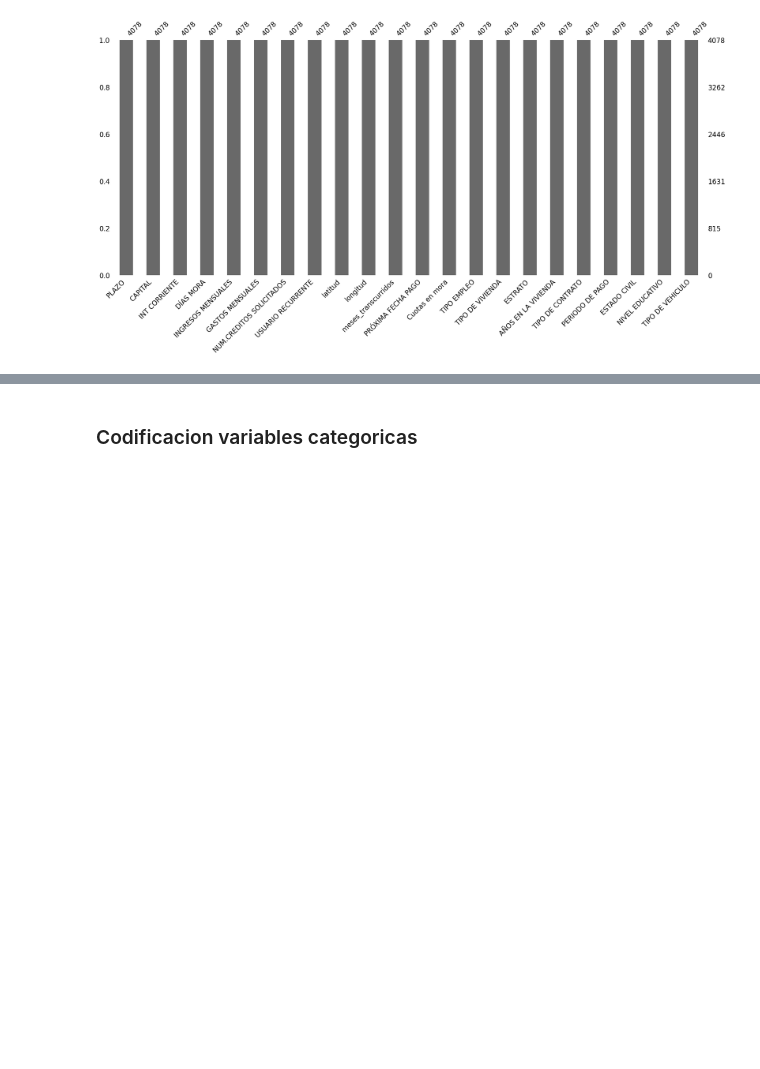
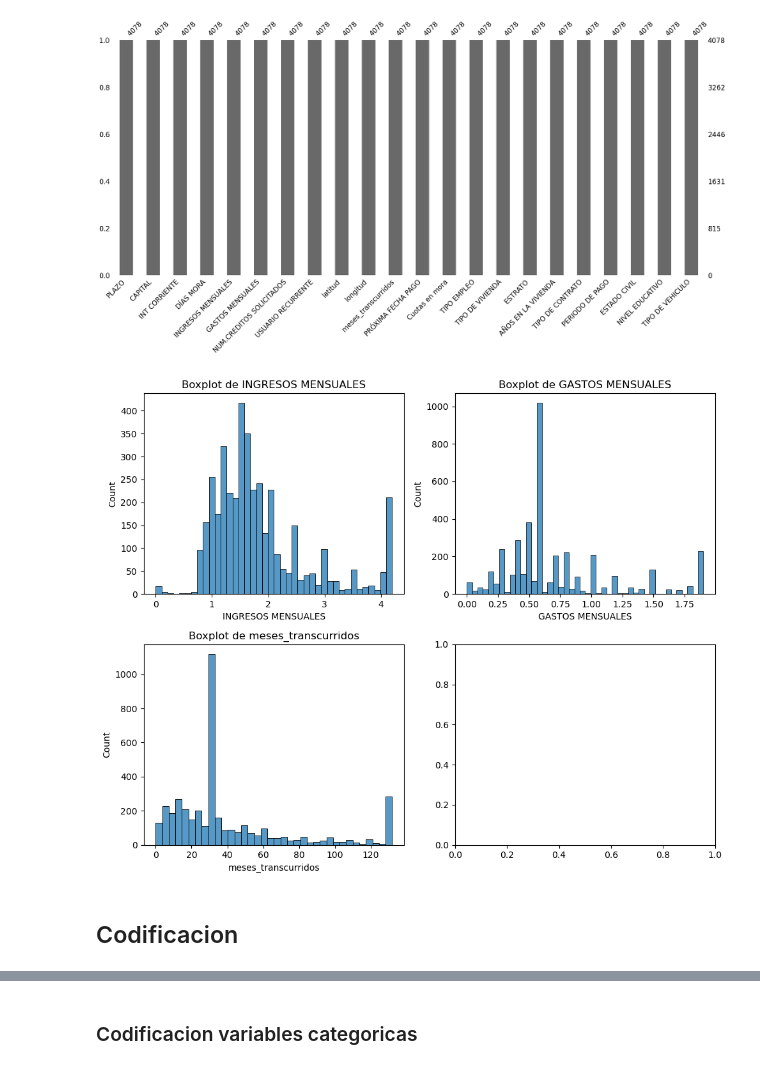
Before and after one commit to josemgoji/Entrega-Final, a Jupyter notebook: datalab/Imputacion.ipynb, the cells around one changed output, grey strips where cells are left out. Cells and saved outputs as stored; diff of their text form; code cells hidden in the pictures; blank space fills up the shorter version.

Commit message:
:hammer: Update notebook imputacion, correcciones menores

```diff
--- a/datalab/Imputacion.ipynb
+++ b/datalab/Imputacion.ipynb
@@ -429,3 +429,17 @@ num_cols
  'latitud',
  'longitud',
  'meses_transcurridos']
+# %%
+imputer = SimpleImputer(strategy='median')
+cols_to_impute = ['GASTOS MENSUALES','meses_transcurridos']
+
+#imputa las columnas
+df_clean[cols_to_impute] = imputer.fit_transform(df_clean[cols_to_impute])
+
+#confirma valores nulos en columnas imputadas
+print("Valores nulos en columnas imputadas:")
+print(df[cat_cols_nan].isnull().sum())
+
+#valor imputado
+print("Valor imputado:")
+print(imputer.statistics_)
@@ -435,10 +462,10 @@ X_num = X[num_cols]
 X_cat = X.drop(num_cols, axis=1)
 # %%
 # Crear el LinearRegression
-knn_regressor = KNeighborsRegressor(n_neighbors=5)
+linear_regressor = LinearRegression()
 
 # Configurar el IterativeImputer con regresión lineal
-iterative_imputer_lr = IterativeImputer(estimator=knn_regressor, max_iter=10, random_state=0)
+iterative_imputer_lr = IterativeImputer(estimator=linear_regressor, max_iter=10, random_state=0)
 X_imputed = iterative_imputer_lr.fit_transform(X_num)
 X_imputed = pd.DataFrame(X_imputed, columns=num_cols)
 # %%
@@ -452,3 +479,21 @@ msno.bar(df_imputed)
 # %% [output]
 <Axes: >
 [figure]
+# %%
+#histplots
+fig, axes = plt.subplots(2, 2, figsize=(10, 8))
+
+# Generar los boxplots para cada columna
+for i, col in enumerate(num_cols_nan):
+    row = i // 2
+    col_idx = i % 2
+    sns.histplot(data=df_imputed, x=col, ax=axes[row, col_idx])
+    axes[row, col_idx].set_title(f'Boxplot de {col}')
+
+# Ajustar el espacio entre subplots
+plt.tight_layout()
+plt.show()
+# %% [output]
+[figure, added]
+# %% [markdown]
+## Codificacion
```
Also changed, not shown: parts of 20 cells of this notebook, 1 other file.
